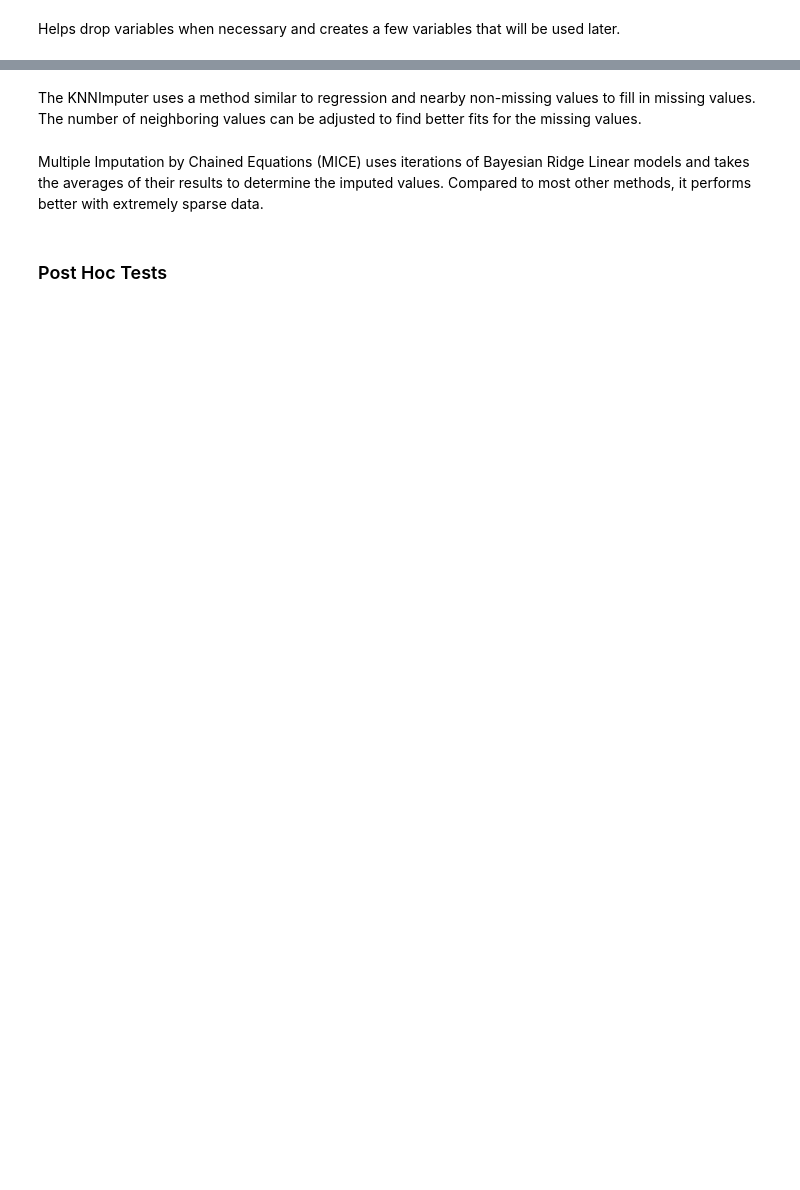
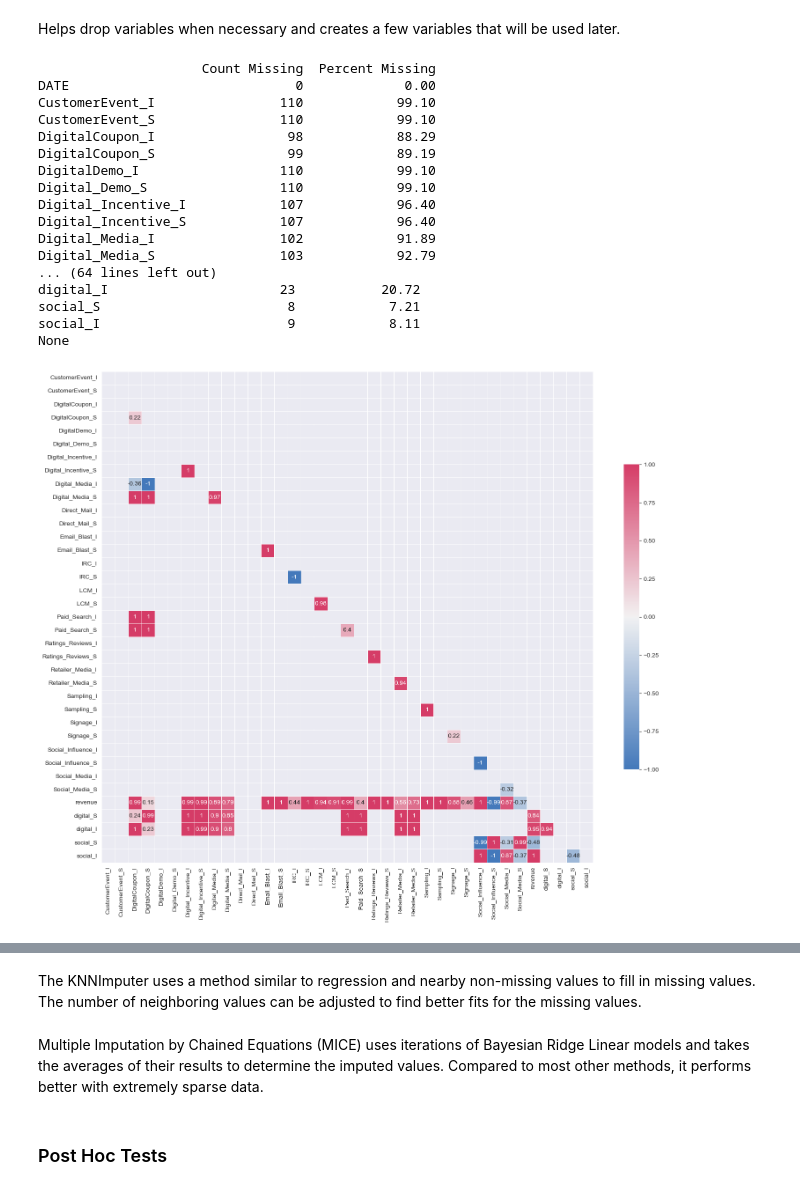
Before and after one commit to NA-Git/Bayesian_Methods, a Jupyter notebook: attribution/MMM/EDA.ipynb, the cells around one changed output, grey strips where cells are left out. Drawn from its saved outputs; the diff is of its cells as text; code cells hidden in the pictures; blank space fills up the shorter version.

```diff
--- a/attribution/MMM/EDA.ipynb
+++ b/attribution/MMM/EDA.ipynb
@@ -38,13 +38,13 @@ sns.set_style('darkgrid')
 # %%
 os.chdir('G:/My Drive/To_Do/MMM/Raw_Hain_Data/Pivot')
 # %%
-# smd_pivot = pd.read_csv('smd_pivot.csv')
+smd_pivot = pd.read_csv('smd_pivot.csv')
 # ts_pivot = pd.read_csv('ts_pivot.csv')
 # ct = pd.read_csv('ct_spend.csv') # need information on revenue or impressions
-dm_pivot = pd.read_csv('dm_pivot_2.csv')
+# dm_pivot = pd.read_csv('dm_pivot_2.csv')
 # %% [markdown]
 This summary of different stats for the original model can be compared to the .describe()
 of the imputed dataset to see how it changed (or didn't change).
 # %%
-df = dm_pivot
+df = smd_pivot
 df.describe()
@@ -102,4 +143,32 @@ summary(df)
 # %% [markdown]
 Helps drop variables when necessary and creates a few variables that will be used later.
+# %%
+df_zero = df.fillna(0)
+
+df_zero['digital_S'] = df_zero['DigitalCoupon_S'] + df_zero['Digital_Demo_S'] + df_zero['Digital_Incentive_S'] + df_zero['Digital_Media_S']
+df_zero['digital_I'] = df_zero['DigitalCoupon_I'] + df_zero['DigitalDemo_I'] + df_zero['Digital_Incentive_I'] + df_zero['Digital_Media_I']
+df_zero['social_S'] =df_zero['Social_Media_S'] + df_zero['Social_Influence_S']
+df_zero['social_I'] =df_zero['Social_Media_I'] + df_zero['Social_Influence_I']
+df = df_zero.replace(0, np.nan)
+summary(df)
+# %% [output]
+                     Count Missing  Percent Missing
+DATE                             0             0.00
+CustomerEvent_I                110            99.10
+CustomerEvent_S                110            99.10
+DigitalCoupon_I                 98            88.29
+DigitalCoupon_S                 99            89.19
+DigitalDemo_I                  110            99.10
+Digital_Demo_S                 110            99.10
+Digital_Incentive_I            107            96.40
+Digital_Incentive_S            107            96.40
+Digital_Media_I                102            91.89
+Digital_Media_S                103            92.79
+... (64 lines left out)
+digital_I                      23           20.72
+social_S                        8            7.21
+social_I                        9            8.11
+None
+[figure, added]
 # %%
 # df = df.drop([], axis=1)
```
Also changed, not shown: parts of 30 cells of this notebook.
